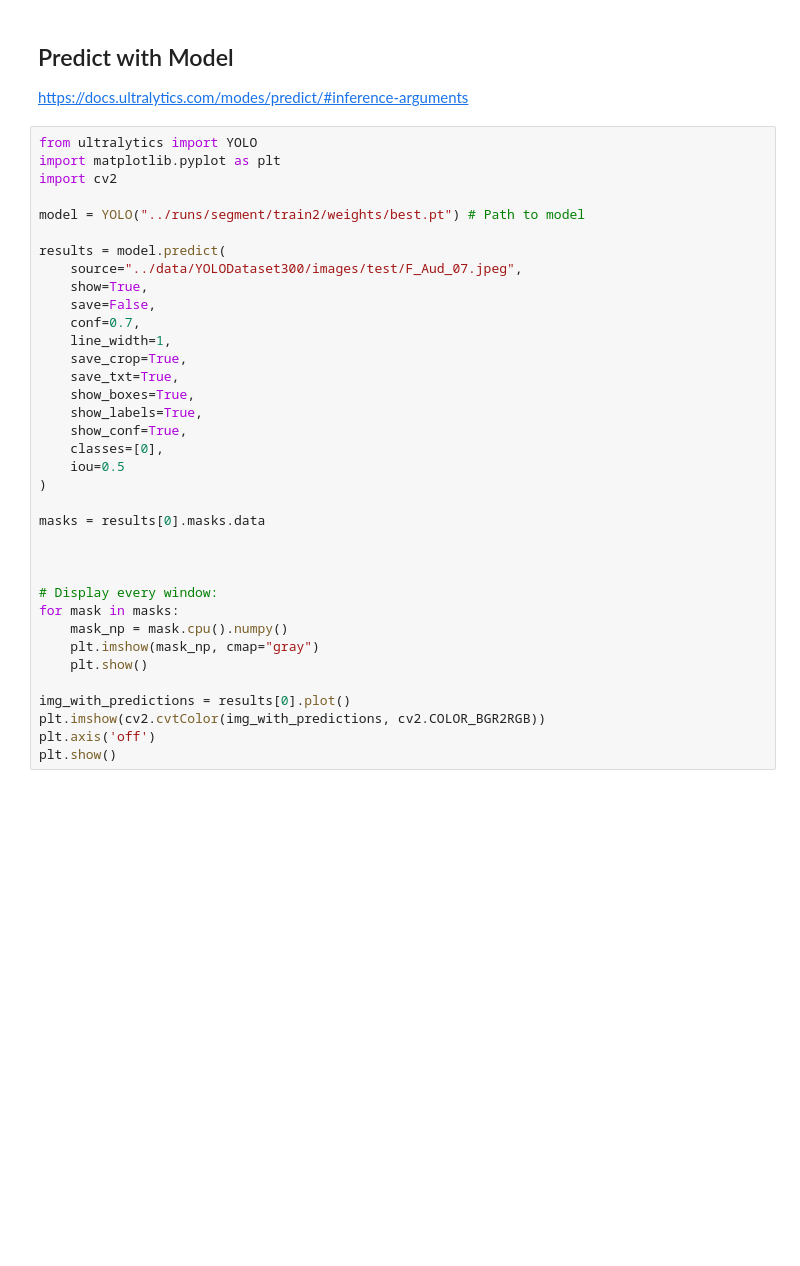
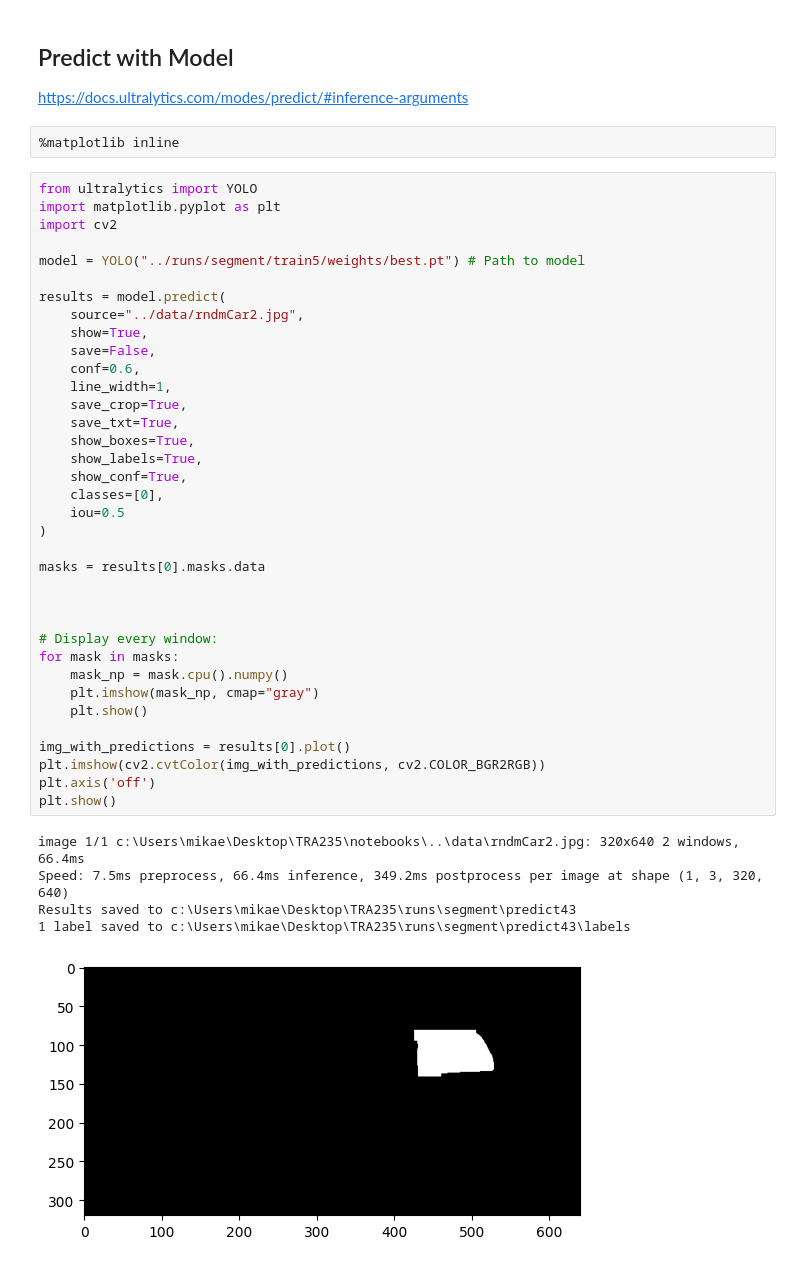
Before and after one commit to Tiazzo/Safety-System-Design, a Jupyter notebook: notebooks/yolo11.ipynb, the cells around one changed output. Drawn from its saved outputs; the diff is of its cells as text; blank space fills up the shorter version.

```diff
--- a/notebooks/yolo11.ipynb
+++ b/notebooks/yolo11.ipynb
@@ -152,39 +191,47 @@ model.train(data= "../data/YOLODataset300/dataset.yaml", imgsz = 640, device = 0
 # %% [markdown]
 ## Predict with Model
 https://docs.ultralytics.com/modes/predict/#inference-arguments
+# %%
+%matplotlib inline
 # %%
 from ultralytics import YOLO
 import matplotlib.pyplot as plt
 import cv2
 
-model = YOLO("../runs/segment/train2/weights/best.pt") # Path to model
+model = YOLO("../runs/segment/train5/weights/best.pt") # Path to model
 
 results = model.predict(
-    source="../data/YOLODataset300/images/test/F_Aud_07.jpeg",
+    source="../data/rndmCar2.jpg",
     show=True,
     save=False,
-    conf=0.7,
+    conf=0.6,
     line_width=1,
     save_crop=True,
     save_txt=True,
     show_boxes=True,
     show_labels=True,
     show_conf=True,
     classes=[0],
     iou=0.5
 )
 
 masks = results[0].masks.data
 
 
 
 # Display every window:
 for mask in masks:
     mask_np = mask.cpu().numpy()
     plt.imshow(mask_np, cmap="gray")
     plt.show()
 
 img_with_predictions = results[0].plot()
 plt.imshow(cv2.cvtColor(img_with_predictions, cv2.COLOR_BGR2RGB))
 plt.axis('off')
 plt.show()
+# %% [output]
+image 1/1 c:\Users\mikae\Desktop\TRA235\notebooks\..\data\rndmCar2.jpg: 320x640 2 windows, 66.4ms
+Speed: 7.5ms preprocess, 66.4ms inference, 349.2ms postprocess per image at shape (1, 3, 320, 640)
+Results saved to c:\Users\mikae\Desktop\TRA235\runs\segment\predict43
+1 label saved to c:\Users\mikae\Desktop\TRA235\runs\segment\predict43\labels
+[figure, added]
```
Also changed, not shown: parts of 2 cells of this notebook, 1 other file.
